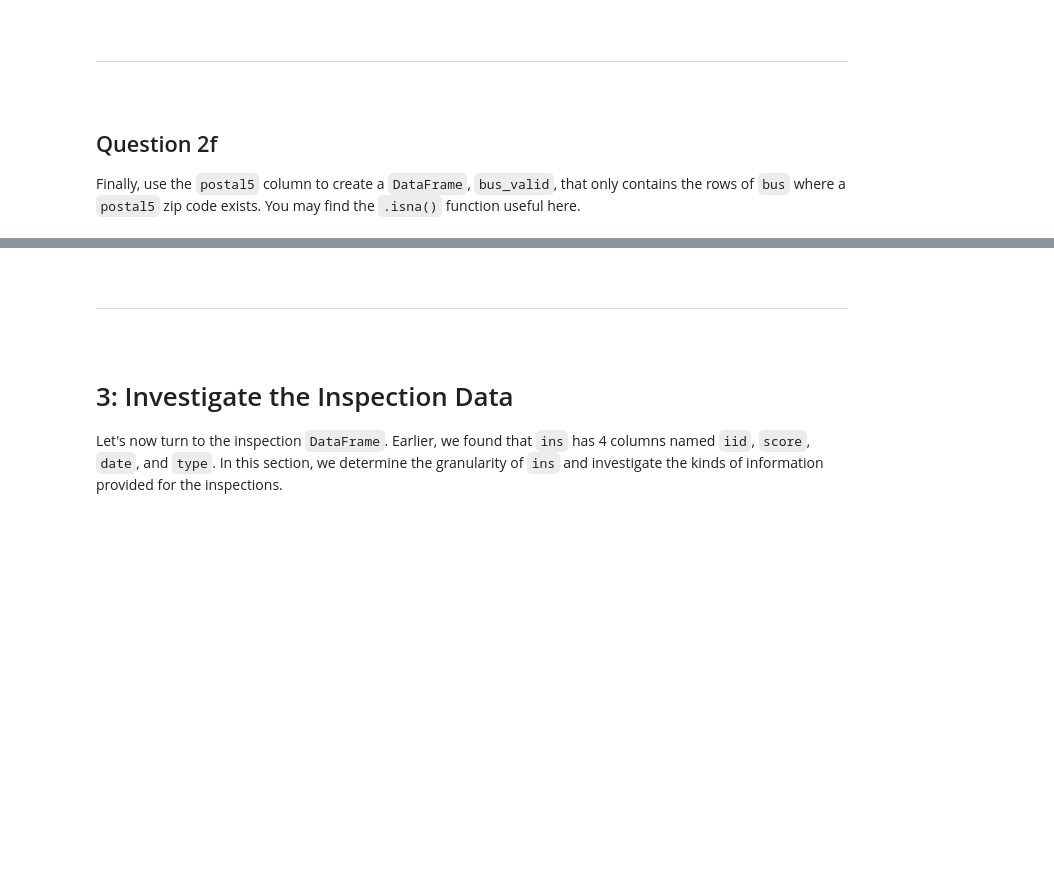
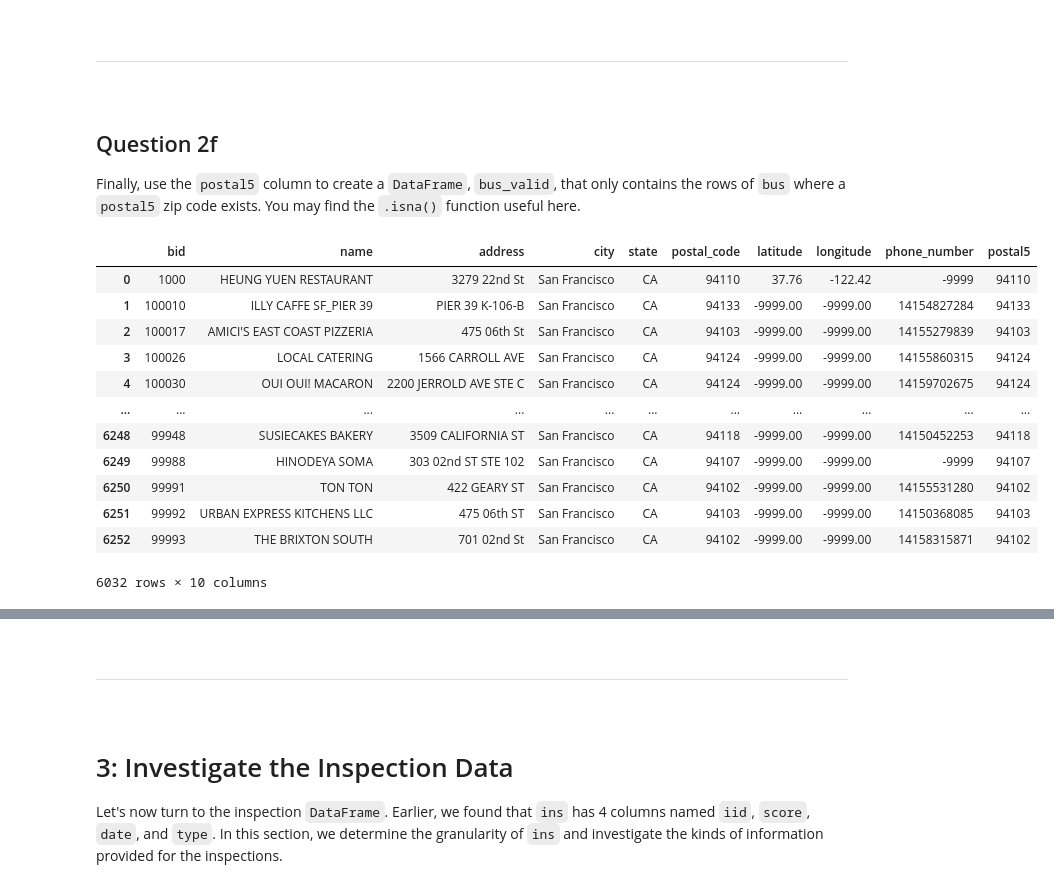
Before and after one commit to garyagasa/DS100_2025Summer_GA, a Jupyter notebook: hw/hw02A/hw02A.ipynb, the cells around one changed output, grey strips where cells are left out. Cells and saved outputs as stored; diff of their text form; code cells hidden in the pictures; blank space fills up the shorter version.

```diff
--- a/hw/hw02A/hw02A.ipynb
+++ b/hw/hw02A/hw02A.ipynb
@@ -665,9 +678,7 @@ Then, for any of the `postal5` ZIP code entries that were not a valid San Franci
 
 **Do not modify the provided code! Simply add your own code in place of the ellipses.**
 # %%
-bus['postal5'] = None
-...
-
+bus['postal5'] = bus['postal_code'].str.slice(0, 5)
 bus.loc[~bus['postal5'].isin(valid_zips), 'postal5'] = None
 # Checking the corrected postal5 column
 bus.loc[invalid_zip_bus.index, ['bid', 'name', 'postal_code', 'postal5']]
@@ -684,7 +711,21 @@ grader.check("q2e")
 
 Finally, use the `postal5` column to create a `DataFrame`, `bus_valid`, that only contains the rows of `bus` where a `postal5` zip code exists. You may find the `.isna()` function useful here.
 # %%
-bus_valid = ...
+bus_valid = bus[~bus['postal5'].isna()]
 bus_valid
+# %% [output]
+|  | bid | name | address | city | state | postal_code | latitude | longitude | phone_number | postal5 |
+| 0 | 1000 | HEUNG YUEN RESTAURANT | 3279 22nd St | San Francisco | CA | 94110 | 37.76 | -122.42 | -9999 | 94110 |
+| 1 | 100010 | ILLY CAFFE SF_PIER 39 | PIER 39 K-106-B | San Francisco | CA | 94133 | -9999.00 | -9999.00 | 14154827284 | 94133 |
+| 2 | 100017 | AMICI'S EAST COAST PIZZERIA | 475 06th St | San Francisco | CA | 94103 | -9999.00 | -9999.00 | 14155279839 | 94103 |
+| 3 | 100026 | LOCAL CATERING | 1566 CARROLL AVE | San Francisco | CA | 94124 | -9999.00 | -9999.00 | 14155860315 | 94124 |
+| 4 | 100030 | OUI OUI! MACARON | 2200 JERROLD AVE STE C | San Francisco | CA | 94124 | -9999.00 | -9999.00 | 14159702675 | 94124 |
+| ... | ... | ... | ... | ... | ... | ... | ... | ... | ... | ... |
+| 6248 | 99948 | SUSIECAKES BAKERY | 3509 CALIFORNIA ST | San Francisco | CA | 94118 | -9999.00 | -9999.00 | 14150452253 | 94118 |
+| 6249 | 99988 | HINODEYA SOMA | 303 02nd ST STE 102 | San Francisco | CA | 94107 | -9999.00 | -9999.00 | -9999 | 94107 |
+| 6250 | 99991 | TON TON | 422 GEARY ST | San Francisco | CA | 94102 | -9999.00 | -9999.00 | 14155531280 | 94102 |
+| 6251 | 99992 | URBAN EXPRESS KITCHENS LLC | 475 06th ST | San Francisco | CA | 94103 | -9999.00 | -9999.00 | 14150368085 | 94103 |
+| 6252 | 99993 | THE BRIXTON SOUTH | 701 02nd St | San Francisco | CA | 94102 | -9999.00 | -9999.00 | 14158315871 | 94102 |
+6032 rows × 10 columns
 # %%
 grader.check("q2f")
```
Also changed, not shown: parts of 6 cells of this notebook, 1 other file.
